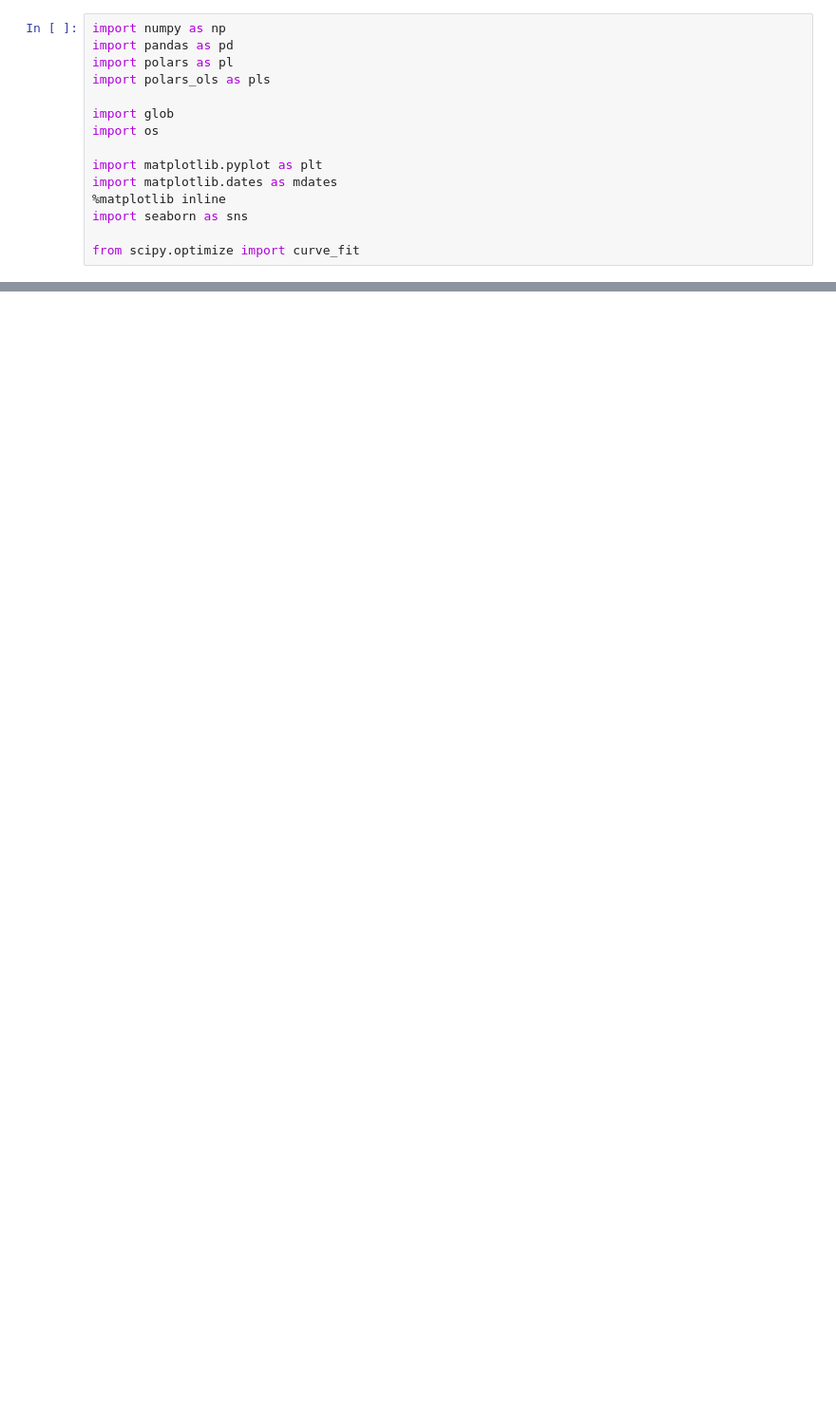
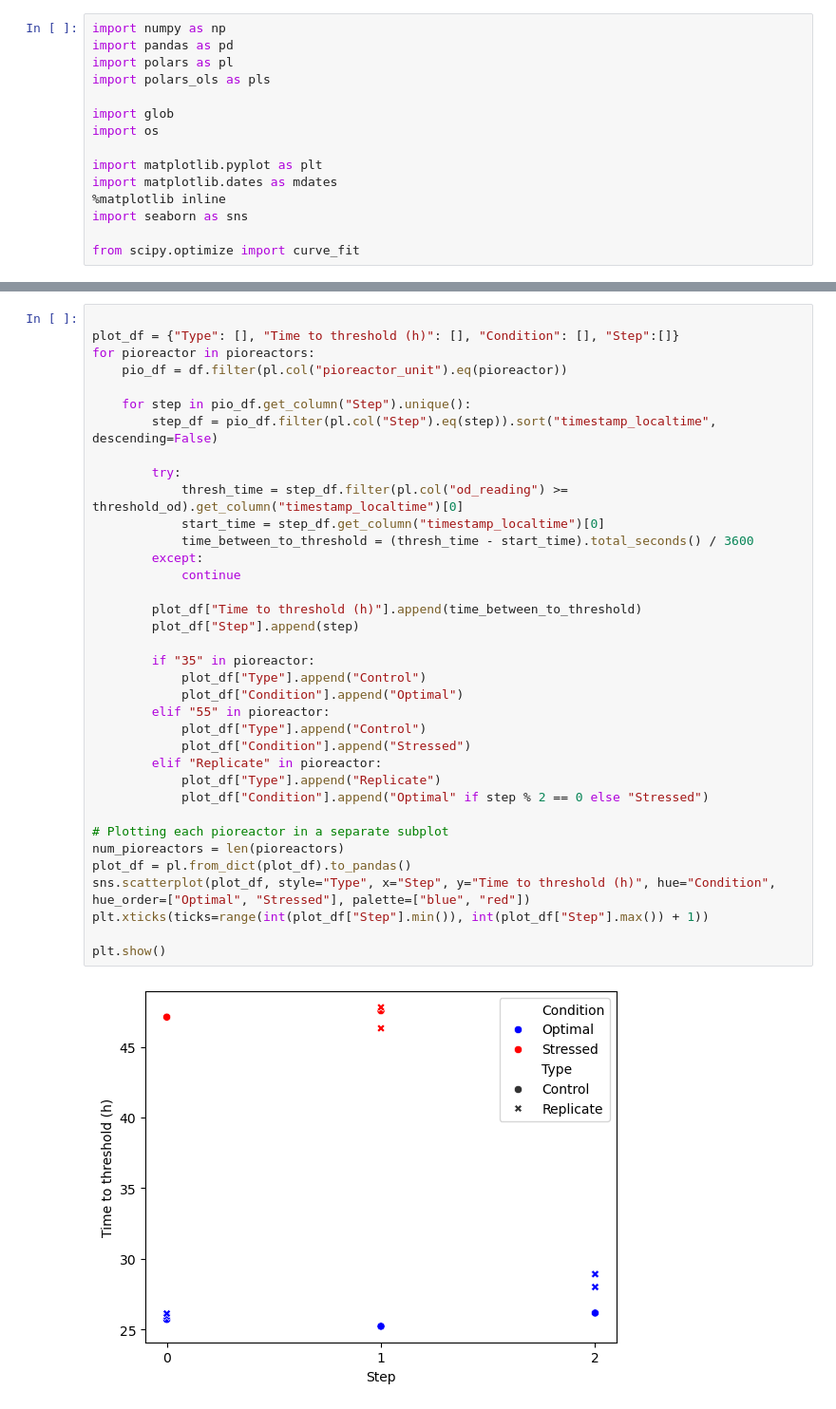
Before and after one commit to JacksonPageroth/pio-bacterial-memory, a Jupyter notebook: pio_subculture.ipynb, the cells around one changed output, grey strips where cells are left out. Shown at 95% size. Drawn from its saved outputs; the diff is of its cells as text; blank space fills up the shorter version.

Commit message:
Nicer plots, plot with time to threshold

```diff
--- a/pio_subculture.ipynb
+++ b/pio_subculture.ipynb
@@ -152,0 +153,38 @@ plt.show()
+# %%
+
+plot_df = {"Type": [], "Time to threshold (h)": [], "Condition": [], "Step":[]}
+for pioreactor in pioreactors:
+    pio_df = df.filter(pl.col("pioreactor_unit").eq(pioreactor))
+
+    for step in pio_df.get_column("Step").unique():
+        step_df = pio_df.filter(pl.col("Step").eq(step)).sort("timestamp_localtime", descending=False)
+
+        try:
+            thresh_time = step_df.filter(pl.col("od_reading") >= threshold_od).get_column("timestamp_localtime")[0]
+            start_time = step_df.get_column("timestamp_localtime")[0]
+            time_between_to_threshold = (thresh_time - start_time).total_seconds() / 3600
+        except:
+            continue
+
+        plot_df["Time to threshold (h)"].append(time_between_to_threshold)
+        plot_df["Step"].append(step)
+
+        if "35" in pioreactor:
+            plot_df["Type"].append("Control")
+            plot_df["Condition"].append("Optimal")
+        elif "55" in pioreactor:
+            plot_df["Type"].append("Control")
+            plot_df["Condition"].append("Stressed")
+        elif "Replicate" in pioreactor:
+            plot_df["Type"].append("Replicate")
+            plot_df["Condition"].append("Optimal" if step % 2 == 0 else "Stressed")
+
+# Plotting each pioreactor in a separate subplot
+num_pioreactors = len(pioreactors)
+plot_df = pl.from_dict(plot_df).to_pandas()
+sns.scatterplot(plot_df, style="Type", x="Step", y="Time to threshold (h)", hue="Condition", hue_order=["Optimal", "Stressed"], palette=["blue", "red"])
+plt.xticks(ticks=range(int(plot_df["Step"].min()), int(plot_df["Step"].max()) + 1))
+
+plt.show()
+# %% [output]
+[figure, added]
```
Also changed, not shown: parts of 3 cells of this notebook.
